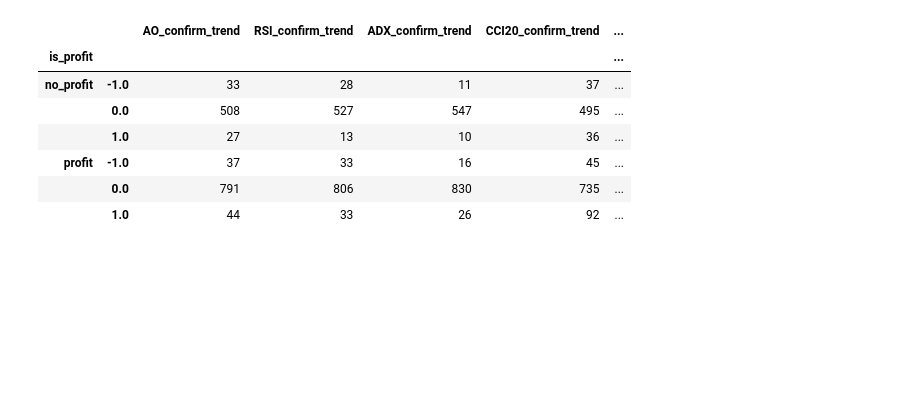
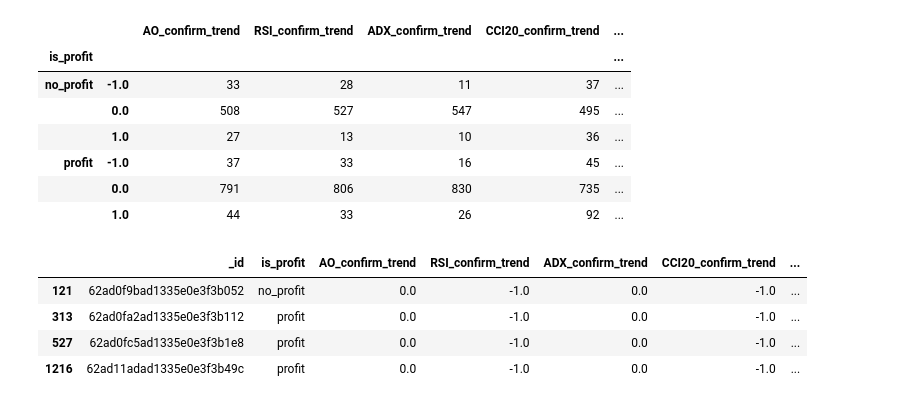
Before and after one commit to joankenobi/analisis_de_datos_copy_trading, a Jupyter notebook: Proyecto/notebooks/Exploracion_de_los_datos_pasantias.ipynb, the cells around one changed output. Drawn from its saved outputs; the diff is of its cells as text; code cells hidden in the pictures; blank space fills up the shorter version.

```diff
--- a/Proyecto/notebooks/Exploracion_de_los_datos_pasantias.ipynb
+++ b/Proyecto/notebooks/Exploracion_de_los_datos_pasantias.ipynb
@@ -622,3 +619,13 @@ df_multi_tas["sum"]=df_multi_tas.sum(axis=1)
+# %%
+df_multi_tas["sum"]=df_multi_tas[['AO_confirm_trend', 'RSI_confirm_trend', 'ADX_confirm_trend','CCI20_confirm_trend', 'Stoch_confirm_trend']].dropna().sum(axis=1)
+mask=(df_multi_tas["sum"]==-3) & (~df_multi_tas.iloc[:,:-2].all(1))
+df_multi_tas[mask]
+# %% [output]
+|  | _id | is_profit | AO_confirm_trend | RSI_confirm_trend | ADX_confirm_trend | CCI20_confirm_trend | ... |
+| 121 | 62ad0f9bad1335e0e3f3b052 | no_profit | 0.0 | -1.0 | 0.0 | -1.0 | ... |
+| 313 | 62ad0fa2ad1335e0e3f3b112 | profit | 0.0 | -1.0 | 0.0 | -1.0 | ... |
+| 527 | 62ad0fc5ad1335e0e3f3b1e8 | profit | 0.0 | -1.0 | 0.0 | -1.0 | ... |
+| 1216 | 62ad11adad1335e0e3f3b49c | profit | 0.0 | -1.0 | 0.0 | -1.0 | ... |
 # %%
 df_multi_tas[["is_profit","sum","_id"]].groupby(["is_profit","sum"]).count()
 # %% [output]
```
Also changed, not shown: parts of 5 cells of this notebook.
